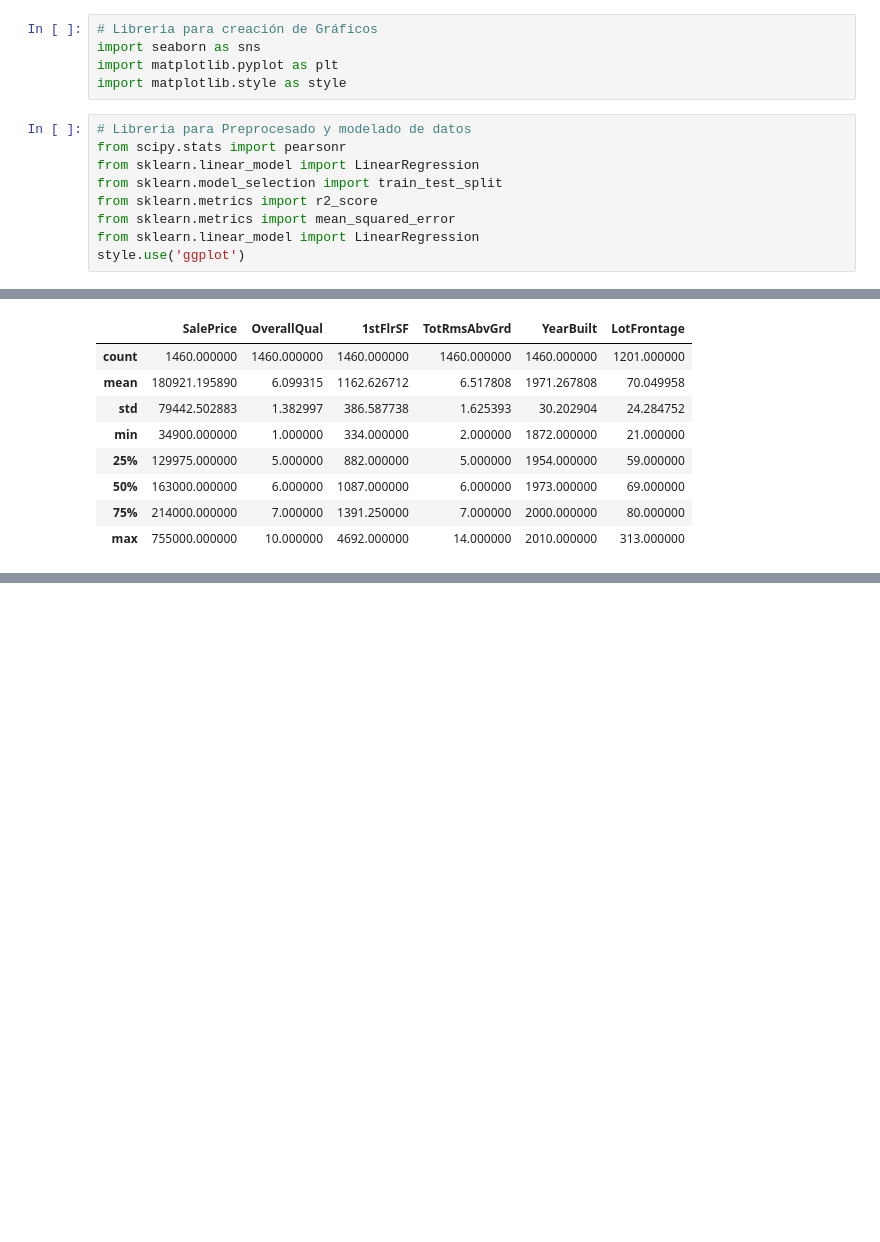
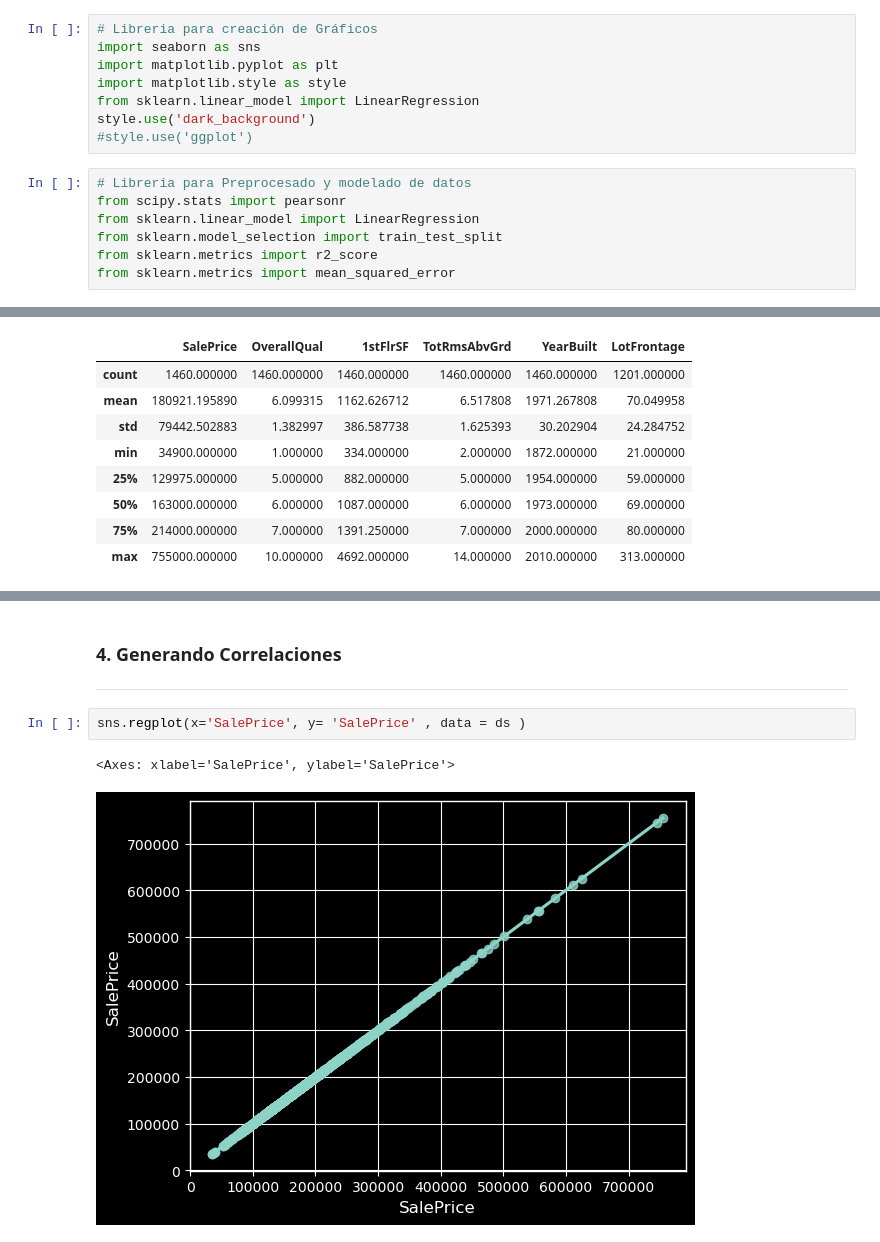
Before and after one commit to MarioEs92/Galileo-Proyecto, a Jupyter notebook: ProyectoNo1_MarioAlvarado.ipynb, the cells around one changed output, grey strips where cells are left out. Drawn from its saved outputs; the diff is of its cells as text; blank space fills up the shorter version.

```diff
--- a/ProyectoNo1_MarioAlvarado.ipynb
+++ b/ProyectoNo1_MarioAlvarado.ipynb
@@ -12,6 +15,9 @@ import pandas as pd
 import seaborn as sns
 import matplotlib.pyplot as plt
 import matplotlib.style as style
+from sklearn.linear_model import LinearRegression
+style.use('dark_background')
+#style.use('ggplot')
 # %%
 # Libreria para Preprocesado y modelado de datos
 from scipy.stats import pearsonr
@@ -19,5 +25,3 @@ from sklearn.linear_model import LinearRegression
 from sklearn.model_selection import train_test_split
 from sklearn.metrics import r2_score
 from sklearn.metrics import mean_squared_error
-from sklearn.linear_model import LinearRegression
-style.use('ggplot')
@@ -257,0 +120,8 @@ for i in data.columns.to_list():
+# %% [markdown]
+### 4. Generando Correlaciones
+-----
+# %%
+sns.regplot(x='SalePrice', y= 'SalePrice' , data = ds )
+# %% [output]
+<Axes: xlabel='SalePrice', ylabel='SalePrice'>
+[figure, added]
```
Also changed, not shown: parts of 63 cells of this notebook.
